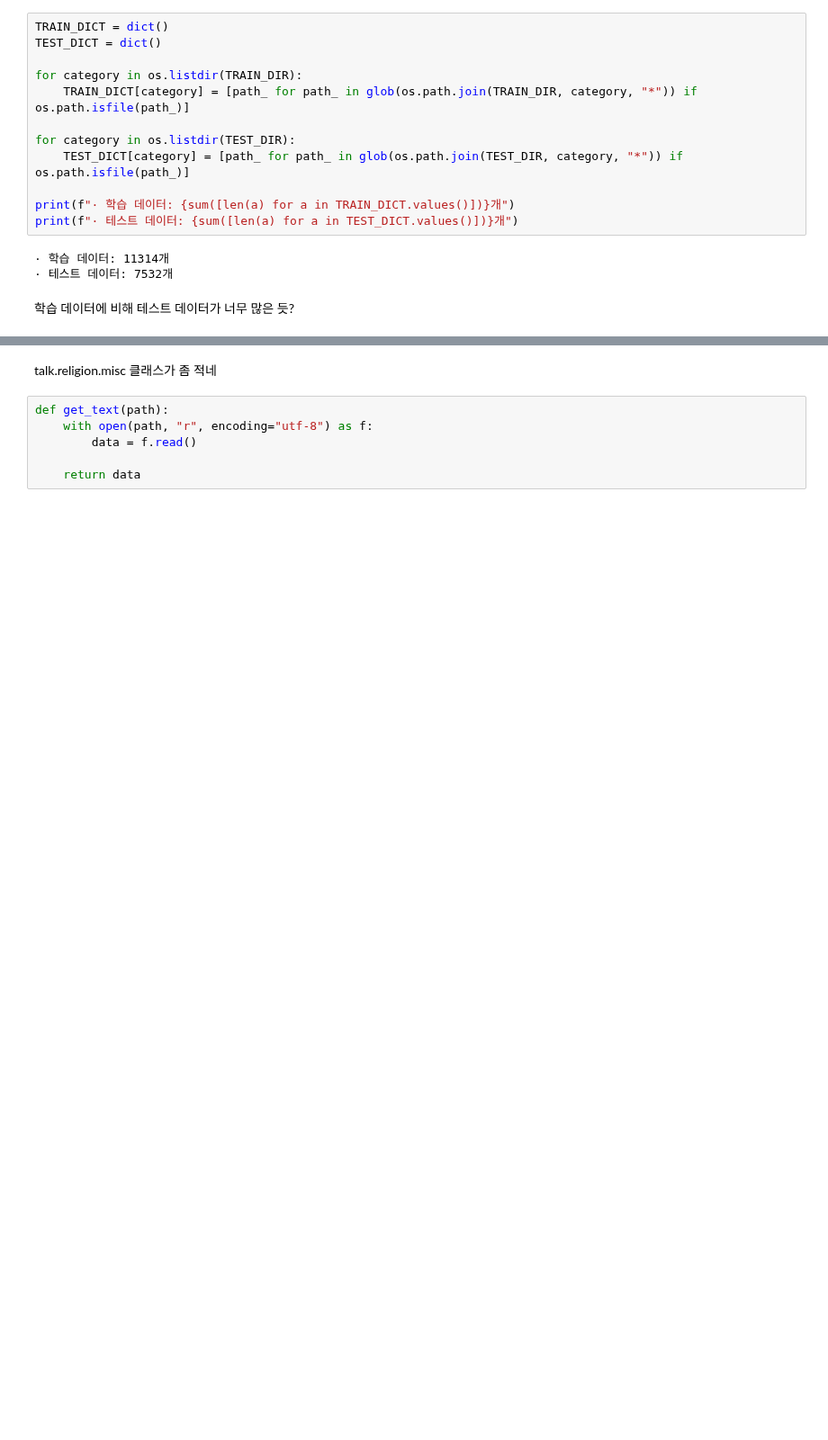
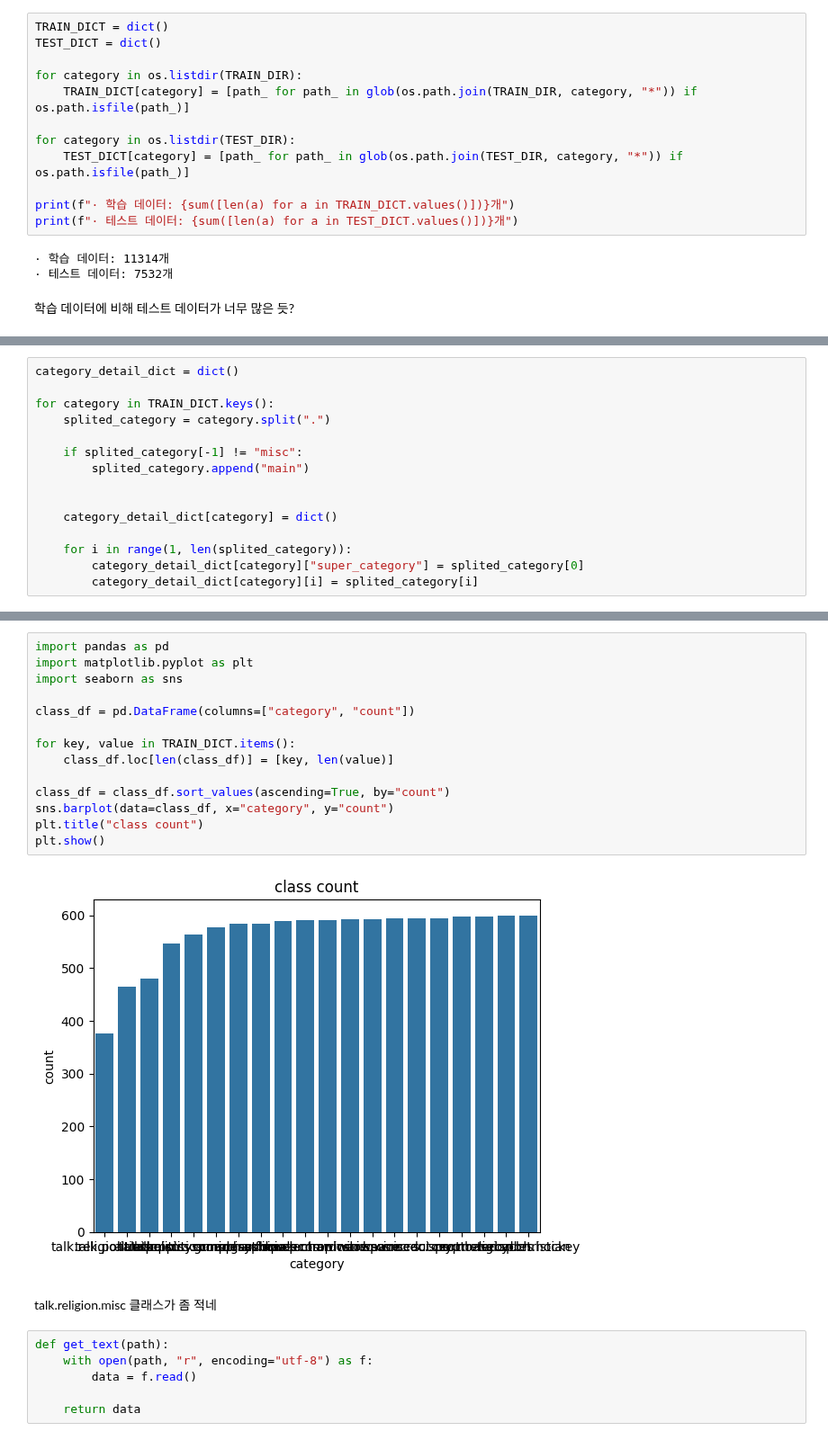
Before and after one commit to wonbywondev/ML-DL, a Jupyter notebook: 10_NLP_RNN/10_news.ipynb, the cells around one changed output, grey strips where cells are left out. Shown at 90% size. Cells and saved outputs as stored; diff of their text form; blank space fills up the shorter version.

```diff
--- a/10_NLP_RNN/10_news.ipynb
+++ b/10_NLP_RNN/10_news.ipynb
@@ -98,0 +92,15 @@ for key, value in TRAIN_DICT.items():
+# %%
+category_detail_dict = dict()
+
+for category in TRAIN_DICT.keys():
+    splited_category = category.split(".")
+
+    if splited_category[-1] != "misc":
+        splited_category.append("main")
+
+
+    category_detail_dict[category] = dict()
+
+    for i in range(1, len(splited_category)):
+        category_detail_dict[category]["super_category"] = splited_category[0]
+        category_detail_dict[category][i] = splited_category[i]
@@ -99,3 +256,19 @@ for key, value in TRAIN_DICT.items():
+# %%
+import pandas as pd
+import matplotlib.pyplot as plt
+import seaborn as sns
+
+class_df = pd.DataFrame(columns=["category", "count"])
+
+for key, value in TRAIN_DICT.items():
+    class_df.loc[len(class_df)] = [key, len(value)]
+
+class_df = class_df.sort_values(ascending=True, by="count")
+sns.barplot(data=class_df, x="category", y="count")
+plt.title("class count")
+plt.show()
+# %% [output]
+[figure, new version]
 # %% [markdown]
 talk.religion.misc 클래스가 좀 적네
 # %%
```
Also changed, not shown: parts of 6 cells of this notebook, 2 other files.
